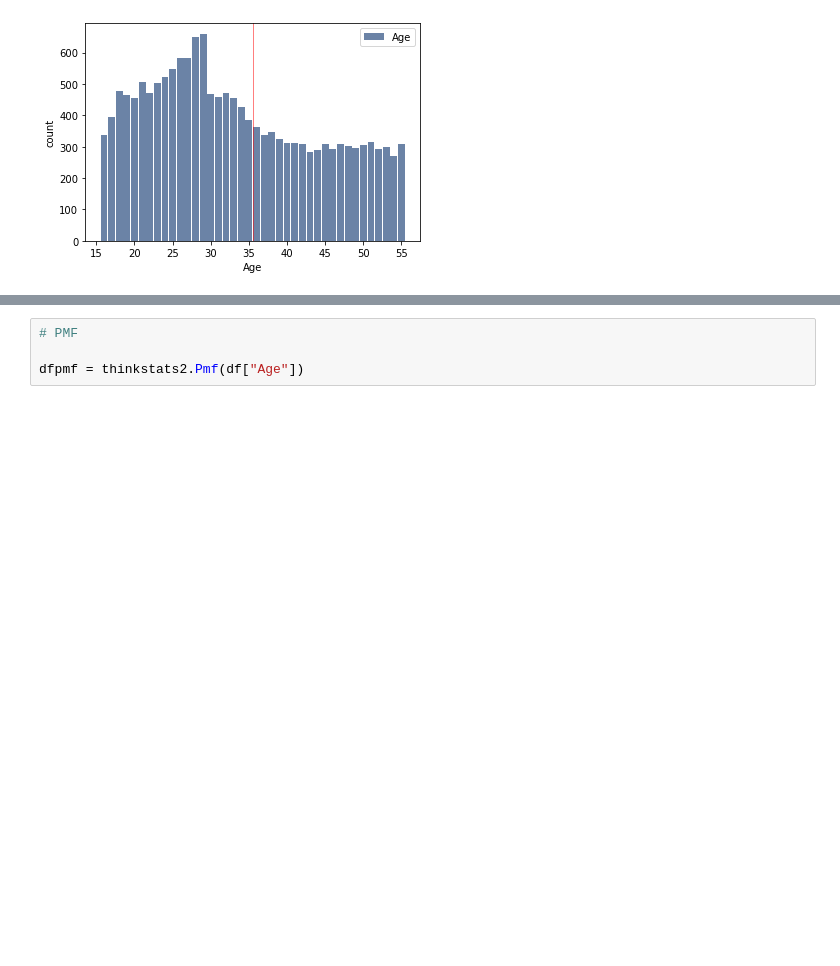
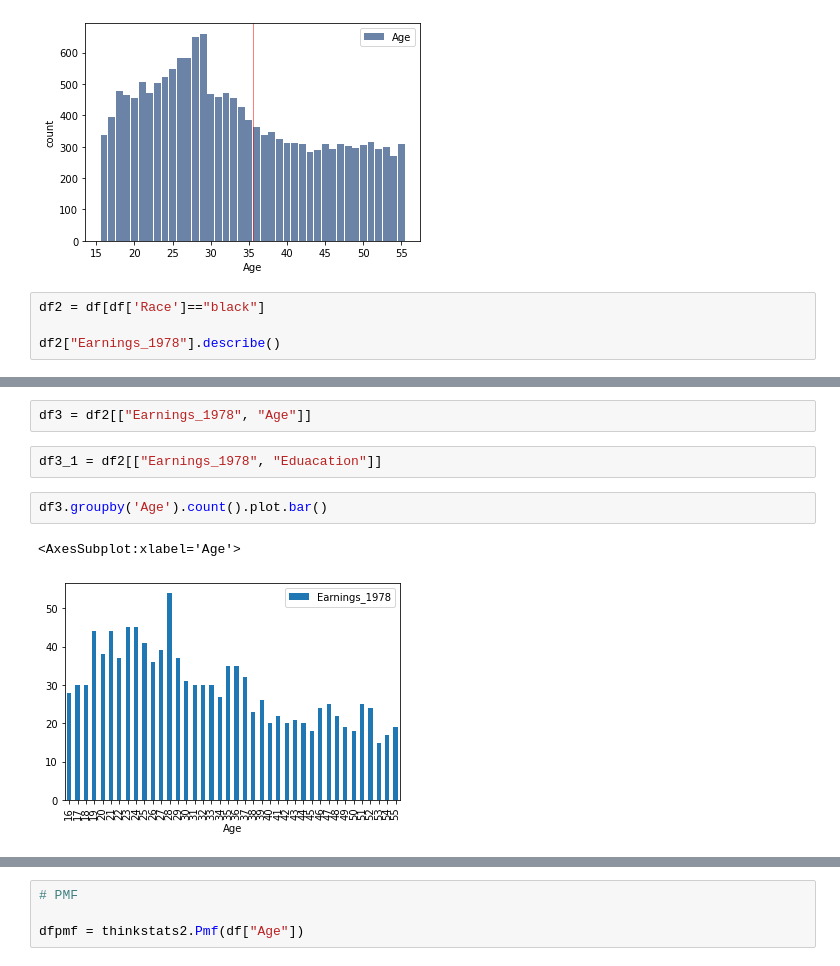
Before and after one commit to fadesere/BSIP_Assignment_1_Students, a Jupyter notebook: stats_asn_1_stud_temp.ipynb, the cells around one changed output, grey strips where cells are left out. Drawn from its saved outputs; the diff is of its cells as text; blank space fills up the shorter version.

```diff
--- a/stats_asn_1_stud_temp.ipynb
+++ b/stats_asn_1_stud_temp.ipynb
@@ -113,3 +127,7 @@ thinkplot.Config(xlabel='Age', ylabel='count')
 thinkplot.axvline(np.mean(agehist), color="red")
 # %% [output]
 [figure]
+# %%
+df2 = df[df['Race']=="black"]
+
+df2["Earnings_1978"].describe()
@@ -115,0 +144,9 @@ thinkplot.axvline(np.mean(agehist), color="red")
+# %%
+df3 = df2[["Earnings_1978", "Age"]]
+# %%
+df3_1 = df2[["Earnings_1978", "Eduacation"]]
+# %%
+df3.groupby('Age').count().plot.bar()
+# %% [output]
+<AxesSubplot:xlabel='Age'>
+[figure, added]
```
Also changed, not shown: parts of 11 cells of this notebook.
